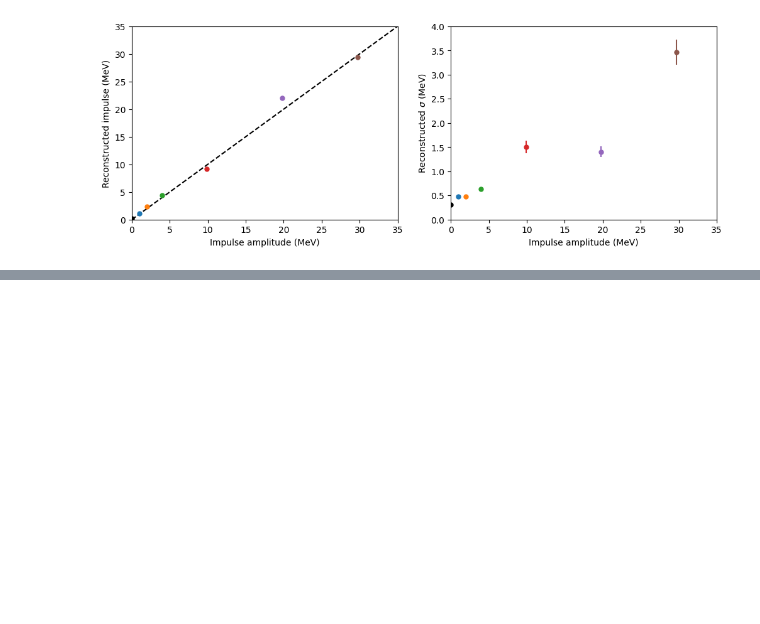
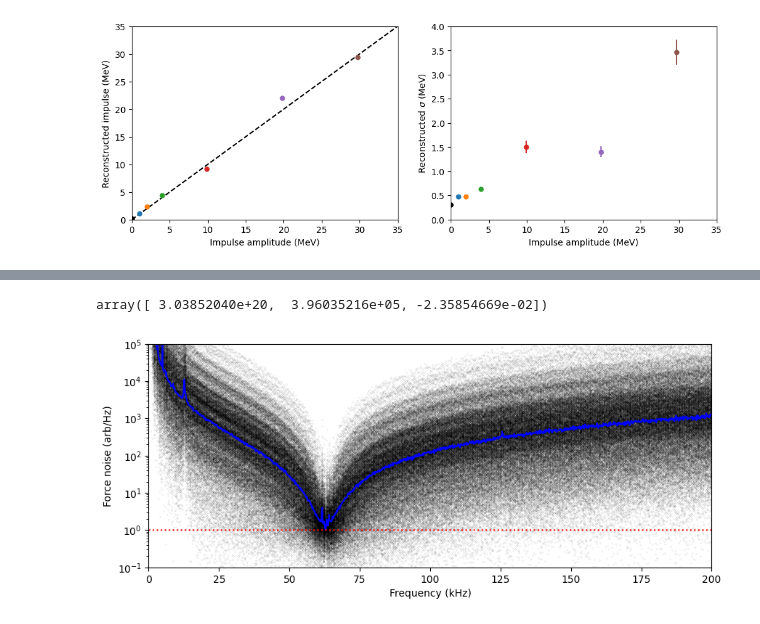
Before and after one commit to Moore-Lab/nanospheres, a Jupyter notebook: analysis/impulse_analysis/analyze_calibration_impulses.ipynb, the cells around one changed output, grey strips where cells are left out. Cells and saved outputs as stored; diff of their text form; code cells hidden in the pictures; blank space fills up the shorter version.

```diff
--- a/analysis/impulse_analysis/analyze_calibration_impulses.ipynb
+++ b/analysis/impulse_analysis/analyze_calibration_impulses.ipynb
@@ -353,0 +558,22 @@ plt.ylim(0,4)
+# %%
+bp
+# %% [output]
+array([ 3.03852040e+20,  3.96035216e+05, -2.35854669e-02])
+# %%
+plt.figure(figsize=(10,4))
+
+tot_noise = np.median(np.array(force_noise), axis=0)
+for fn in force_noise:
+    plt.semilogy(f*hz_to_khz, fn, 'k.', ms=0.1)
+
+plt.semilogy(f*hz_to_khz, tot_noise, 'b')
+
+plt.plot(f*hz_to_khz, np.ones(len(f)), 'r:')
+plt.xlim(0, 200)
+plt.xlabel("Frequency (kHz)")
+plt.ylabel("Force noise (arb/Hz)")
+plt.ylim(1e-1, 1e5)
+
+plt.show()
+# %% [output]
+[figure, added]
```
Also changed, not shown: parts of 10 cells of this notebook, 2 other files.
